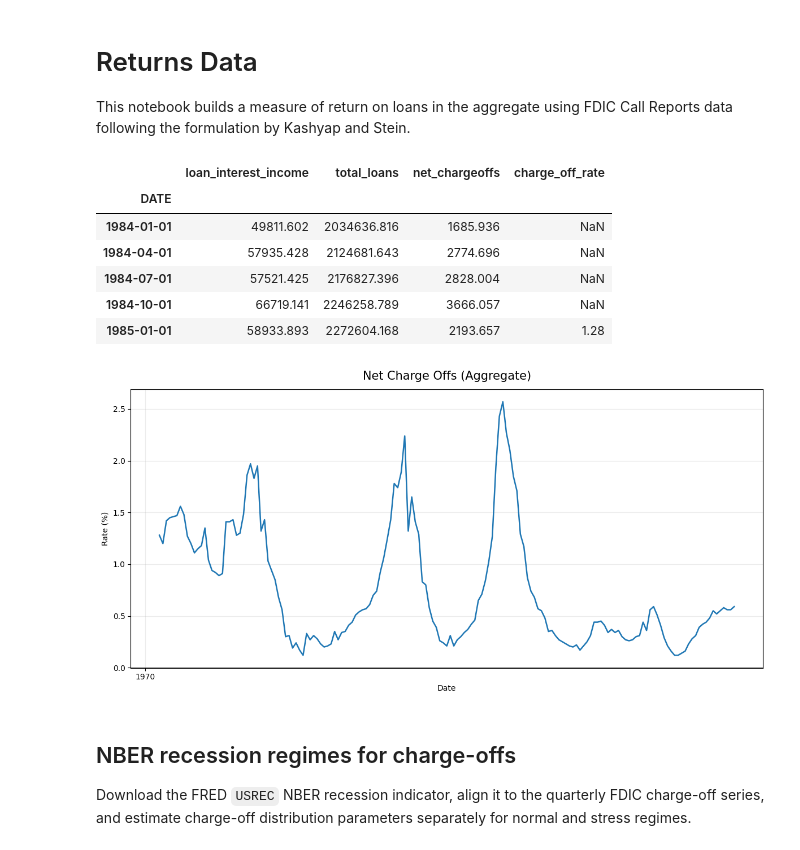
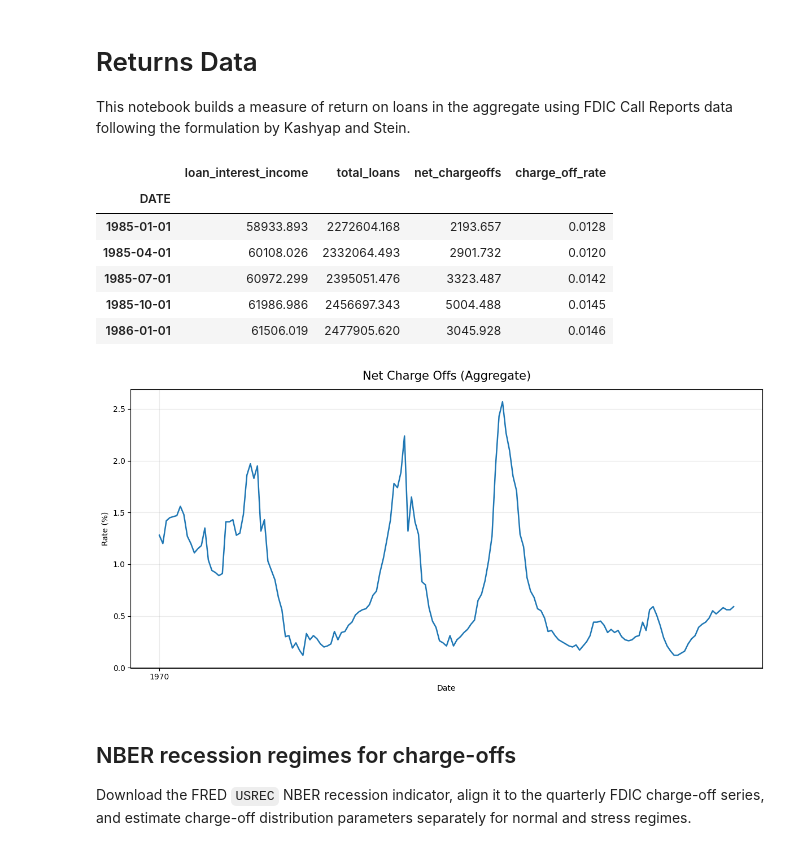
Before and after one commit to okeeffe-hannah/Decision_Focused_Learning_for_Capital_Allocation, a Jupyter notebook: data/notebooks/charge_offs_data.ipynb, the cells around one changed output. Drawn from its saved outputs; the diff is of its cells as text; code cells hidden in the pictures.

```diff
--- a/data/notebooks/charge_offs_data.ipynb
+++ b/data/notebooks/charge_offs_data.ipynb
@@ -9,16 +9,18 @@ import matplotlib.pyplot as plt
 import matplotlib.dates as mdates
 # %%
 fdic_data = pd.read_csv('../raw/fred_loan_return/fred_loan_return_aligned.csv')
+fdic_data["charge_off_rate"] = fdic_data["charge_off_rate"] /100
+fdic_data = fdic_data.dropna(subset=["charge_off_rate"])
 fdic_data = fdic_data.set_index('DATE')
 fdic_data.head()
 # %% [output]
 |  | loan_interest_income | total_loans | net_chargeoffs | charge_off_rate |
 | DATE |  |  |  |  |
-| 1984-01-01 | 49811.602 | 2034636.816 | 1685.936 | NaN |
-| 1984-04-01 | 57935.428 | 2124681.643 | 2774.696 | NaN |
-| 1984-07-01 | 57521.425 | 2176827.396 | 2828.004 | NaN |
-| 1984-10-01 | 66719.141 | 2246258.789 | 3666.057 | NaN |
-| 1985-01-01 | 58933.893 | 2272604.168 | 2193.657 | 1.28 |
+| 1985-01-01 | 58933.893 | 2272604.168 | 2193.657 | 0.0128 |
+| 1985-04-01 | 60108.026 | 2332064.493 | 2901.732 | 0.0120 |
+| 1985-07-01 | 60972.299 | 2395051.476 | 3323.487 | 0.0142 |
+| 1985-10-01 | 61986.986 | 2456697.343 | 5004.488 | 0.0145 |
+| 1986-01-01 | 61506.019 | 2477905.620 | 3045.928 | 0.0146 |
 # %%
 
 fig_rt, ax = plt.subplots(figsize=(12, 6))
@@ -36,7 +38,7 @@ ax.grid(True, alpha=0.25)
 fig_rt.tight_layout()
 plt.show()
 # %% [output]
-[figure, old version]
+[figure, new version]
 # %% [markdown]
 ## NBER recession regimes for charge-offs
 
```
Also changed, not shown: parts of 5 cells of this notebook, 8 other files.
